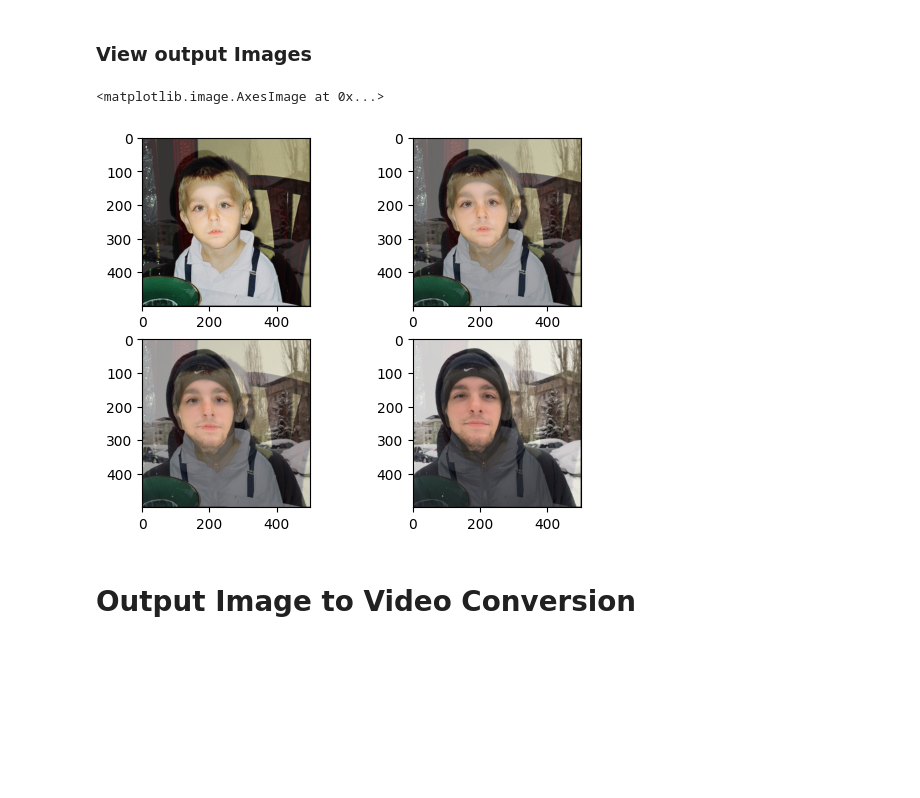
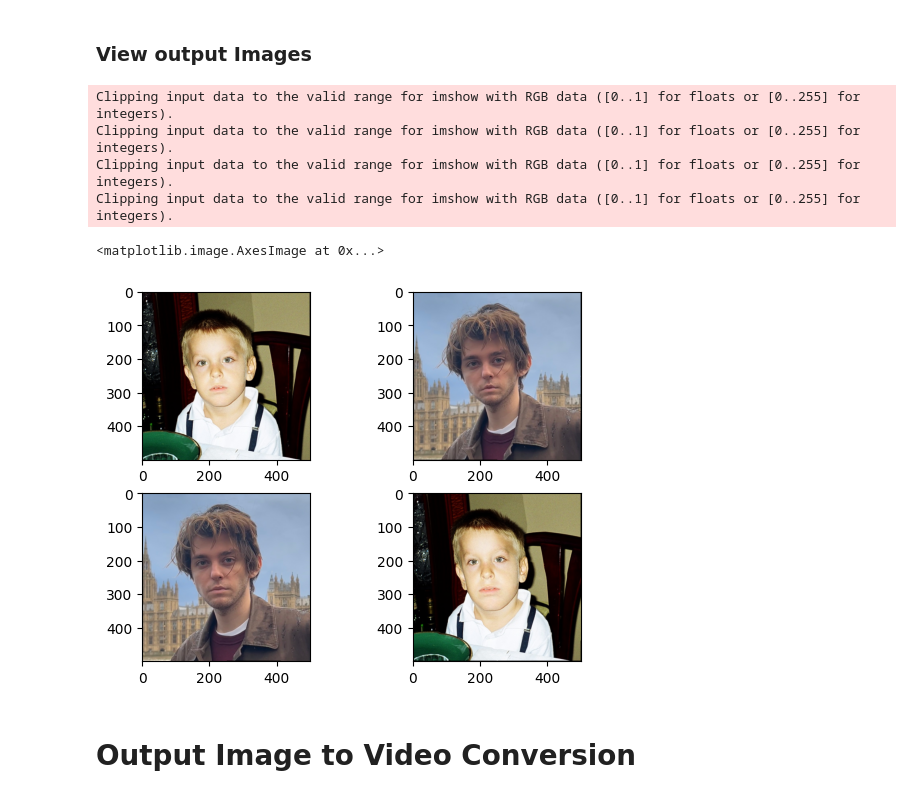
Before and after one commit to kircova/Face-Morphing, a Jupyter notebook: impro_cw1.ipynb, the cells around one changed output. Saved outputs shown, nothing was run; the diff lists cells and outputs as text; code cells hidden in the pictures; blank space fills up the shorter version.

```diff
--- a/impro_cw1.ipynb
+++ b/impro_cw1.ipynb
@@ -15,11 +15,10 @@ The two main loops in the affine warp part for 50 images take 17-18 minutes, and
 # %%
 head1 = cv2.imread('yusufhan_1.jpg')
 head1 = cv2.cvtColor(head1, cv2.COLOR_BGR2RGB)
-head2 = cv2.imread('yusufhan_2.jpg')
+head2 = cv2.imread('yusufhan2.jpg')
 head2 = cv2.cvtColor(head2, cv2.COLOR_BGR2RGB)
 
 head1 = head1[50:550, 50:550]
-head2 = head2[0:500, 0:500]
 
 print(head1.shape)
 print(head2.shape)
@@ -313,7 +337,7 @@ def bilinear_interpolate(img, x, y):
     #Using the weights, taking a weighted average of the values with respect to the their positions to the given point
     return wa * Ia + wb * Ib + wc * Ic + wd * Id
 # %%
-num_images = 50
+num_images = 100
 inbetween_cords = get_inbetween_cords(lndmrk1,lndmrk2, num_images)
 
 print(inbetween_cords.shape)
@@ -487,0 +516,31 @@ for step in range(num_images - 1, -1, -1): # Going backwards.
+# %%
+from matplotlib.path import Path
+
+def is_inside_triangle_vectorized(points, triangle):
+    # Create a path from the triangle vertices
+    path = Path(triangle)
+    # Check if the points are inside the triangle
+    return path.contains_points(points)
+# %%
+def vectorized_bilinear_interpolate(img, x, y):
+    x0 = np.floor(x).astype(int)
+    x1 = x0 + 1
+    y0 = np.floor(y).astype(int)
+    y1 = y0 + 1
+
+    x0 = np.clip(x0, 0, img.shape[1] - 1)
+    x1 = np.clip(x1, 0, img.shape[1] - 1)
+    y0 = np.clip(y0, 0, img.shape[0] - 1)
+    y1 = np.clip(y1, 0, img.shape[0] - 1)
+
+    Ia = img[y0, x0]
+    Ib = img[y1, x0]
+    Ic = img[y0, x1]
+    Id = img[y1, x1]
+
+    wa = (x1 - x) * (y1 - y)
+    wb = (x1 - x) * (y - y0)
+    wc = (x - x0) * (y1 - y)
+    wd = (x - x0) * (y - y0)
+
+    return wa[..., np.newaxis] * Ia + wb[..., np.newaxis] * Ib + wc[..., np.newaxis] * Ic + wd[..., np.newaxis] * Id
@@ -520,16 +767,20 @@ blended_images.append(head2)
 ### View output Images
 # %%
 plt.subplot(2, 2, 1)
-plt.imshow(blended_images[40]/255)
+plt.imshow(output_images[48]/255)
 plt.subplot(2, 2, 2)
-plt.imshow(blended_images[30]/255)
+plt.imshow(second_output_images[25]/255)
 plt.subplot(2, 2, 3)
-plt.imshow(blended_images[20]/255)
+plt.imshow(second_output_images[60]/255)
 plt.subplot(2, 2, 4)
-plt.imshow(blended_images[10]/255)
+plt.imshow(output_images[10]/255)
 # %% [output]
-<matplotlib.image.AxesImage at 0x...>
+Clipping input data to the valid range for imshow with RGB data ([0..1] for floats or [0..255] for integers).
+Clipping input data to the valid range for imshow with RGB data ([0..1] for floats or [0..255] for integers).
+Clipping input data to the valid range for imshow with RGB data ([0..1] for floats or [0..255] for integers).
+Clipping input data to the valid range for imshow with RGB data ([0..1] for floats or [0..255] for integers).
+<matplotlib.image.AxesImage at 0x...>
-[figure, old version]
+[figure, new version]
 # %% [markdown]
 # Output Image to Video Conversion
 # %%
```
Also changed, not shown: parts of 25 cells of this notebook, 7 other files.
